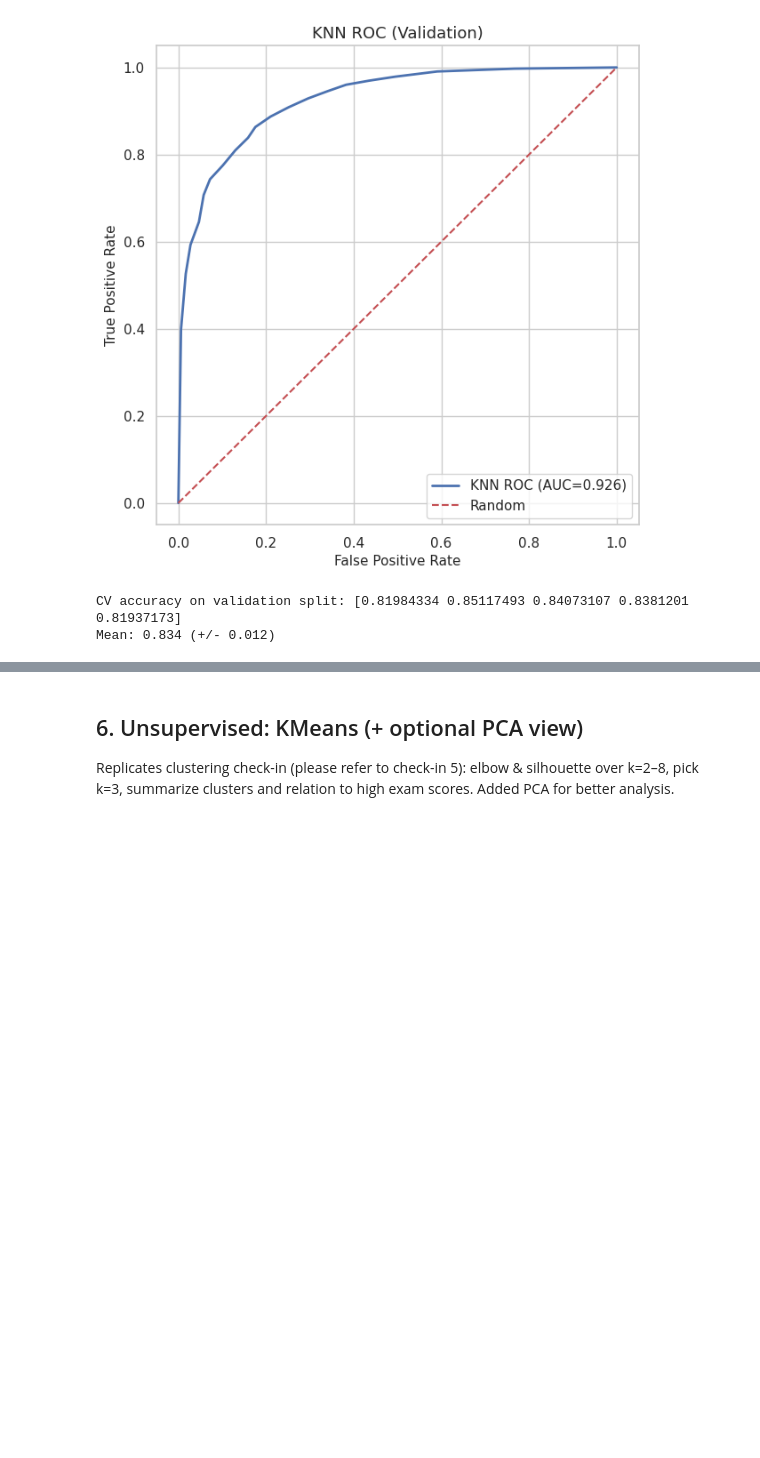
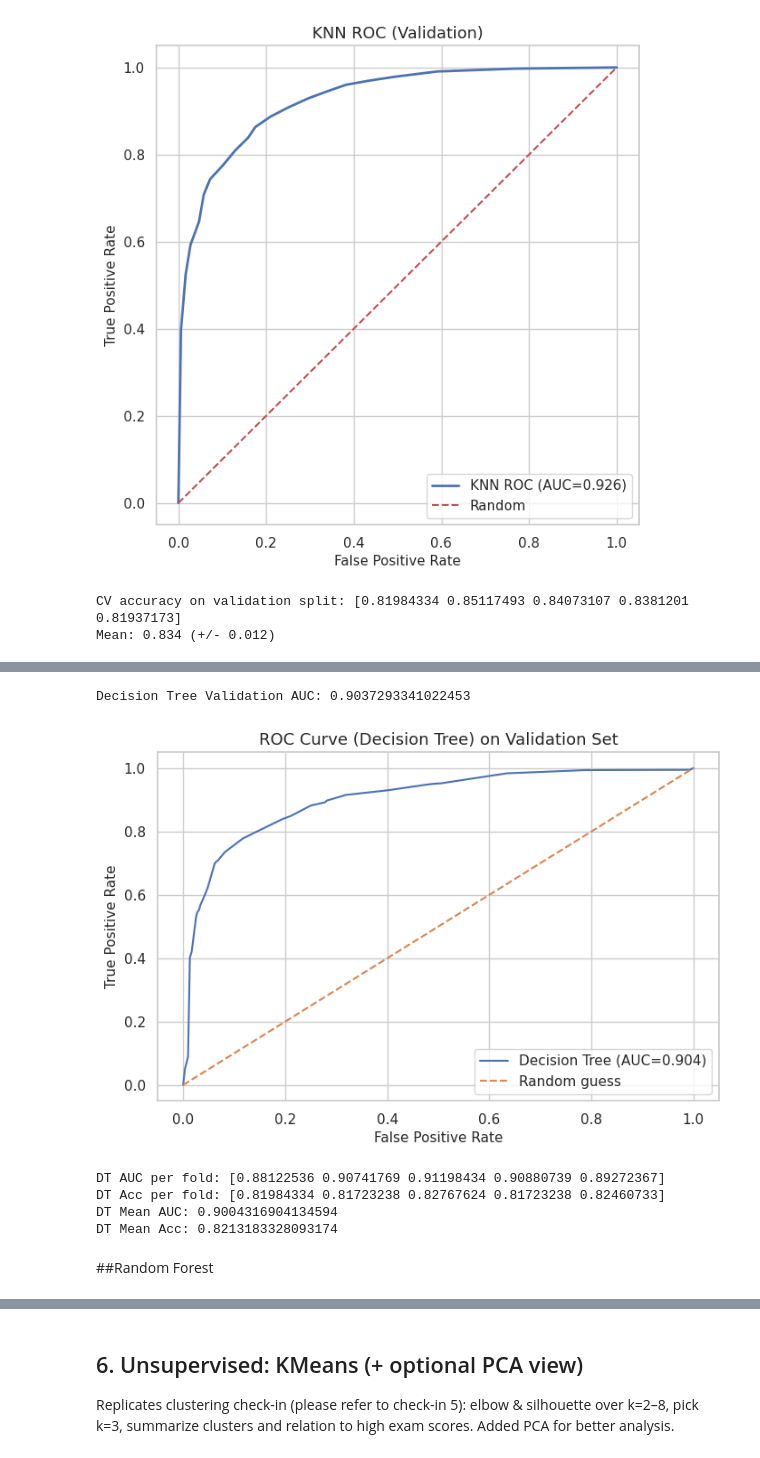
Before and after one commit to AuroraCh814/CS148_25Fall, a Jupyter notebook: notebooks/07_main_pipeline.ipynb, the cells around one changed output, grey strips where cells are left out. Saved outputs shown, nothing was run; the diff lists cells and outputs as text; code cells hidden in the pictures; blank space fills up the shorter version.

Commit message:
Added Decision Tree & Random Forest, refined many parts

```diff
--- a/notebooks/07_main_pipeline.ipynb
+++ b/notebooks/07_main_pipeline.ipynb
@@ -867,0 +905,25 @@ Mean: 0.834 (+/- 0.012)
+# %%
+from sklearn.tree import DecisionTreeClassifier
+
+dt = DecisionTreeClassifier(random_state=RANDOM_STATE)
+
+dt_param_grid = {
+    "max_depth": [None, 3, 5, 7, 10, 15, 20],
+    "min_samples_split": [2, 5, 10, 20],
+    "min_samples_leaf": [1, 2, 4, 8],
+    "criterion": ["gini", "entropy"],
+}
+
+dt_grid = GridSearchCV(
+    dt,
+    param_grid=dt_param_grid,
+    cv=5,
+    scoring="accuracy",
+    n_jobs=-1
+)
+
+dt_grid.fit(X_train, y_train)
+dt_best = dt_grid.best_estimator_
+
+print("Decision Tree best params:", dt_grid.best_params_)
+print("Decision Tree CV best accuracy:", dt_grid.best_score_)
@@ -867,0 +933,5 @@ Mean: 0.834 (+/- 0.012)
+# %%
+dt_val_pred  = dt_best.predict(X_val)
+dt_val_proba = dt_best.predict_proba(X_val)[:, 1]
+
+report_binary_metrics(y_val, dt_val_pred, title="Decision Tree (Validation)")
@@ -867,0 +950,32 @@ Mean: 0.834 (+/- 0.012)
+# %%
+fpr, tpr, _ = roc_curve(y_val, dt_val_proba)
+auc_val = roc_auc_score(y_val, dt_val_proba)
+print("Decision Tree Validation AUC:", auc_val)
+
+plt.figure()
+plt.plot(fpr, tpr, label=f"Decision Tree (AUC={auc_val:.3f})")
+plt.plot([0,1],[0,1], linestyle="--", label="Random guess")
+plt.xlabel("False Positive Rate")
+plt.ylabel("True Positive Rate")
+plt.title("ROC Curve (Decision Tree) on Validation Set")
+plt.legend()
+plt.grid(True)
+plt.show()
+# %% [output]
+Decision Tree Validation AUC: 0.9037293341022453
+[figure, added]
+# %%
+cv = StratifiedKFold(n_splits=5, shuffle=True, random_state=RANDOM_STATE)
+
+dt_auc_scores = cross_val_score(dt_best, X_val, y_val, cv=cv, scoring="roc_auc")
+dt_acc_scores = cross_val_score(dt_best, X_val, y_val, cv=cv, scoring="accuracy")
+
+print("DT AUC per fold:", dt_auc_scores)
+print("DT Acc per fold:", dt_acc_scores)
+print("DT Mean AUC:", dt_auc_scores.mean())
+print("DT Mean Acc:", dt_acc_scores.mean())
+# %% [output]
+DT AUC per fold: [0.88122536 0.90741769 0.91198434 0.90880739 0.89272367]
+DT Acc per fold: [0.81984334 0.81723238 0.82767624 0.81723238 0.82460733]
+DT Mean AUC: 0.9004316904134594
+DT Mean Acc: 0.8213183328093174
@@ -867,0 +986,2 @@ Mean: 0.834 (+/- 0.012)
+# %% [markdown]
+##Random Forest
```
Also changed, not shown: parts of 19 cells of this notebook.
